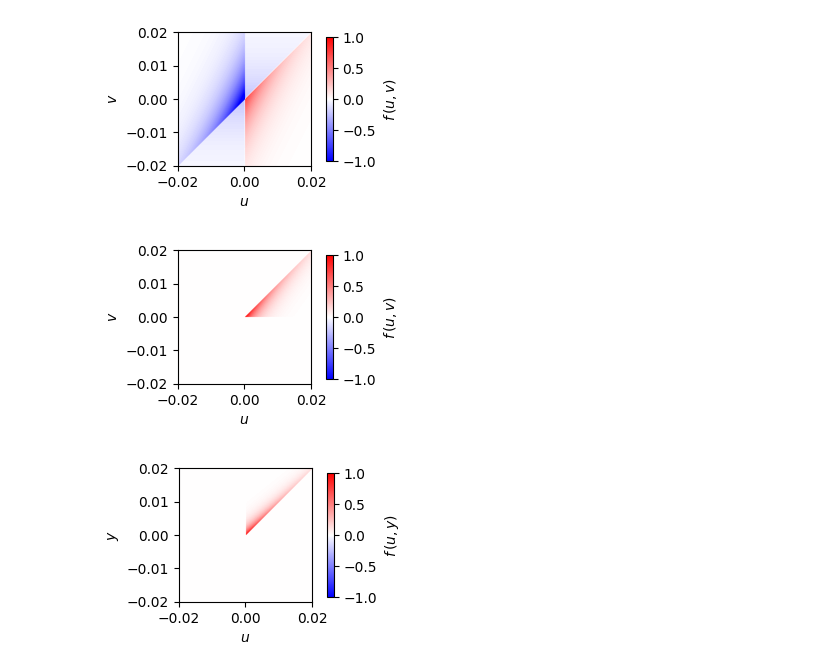
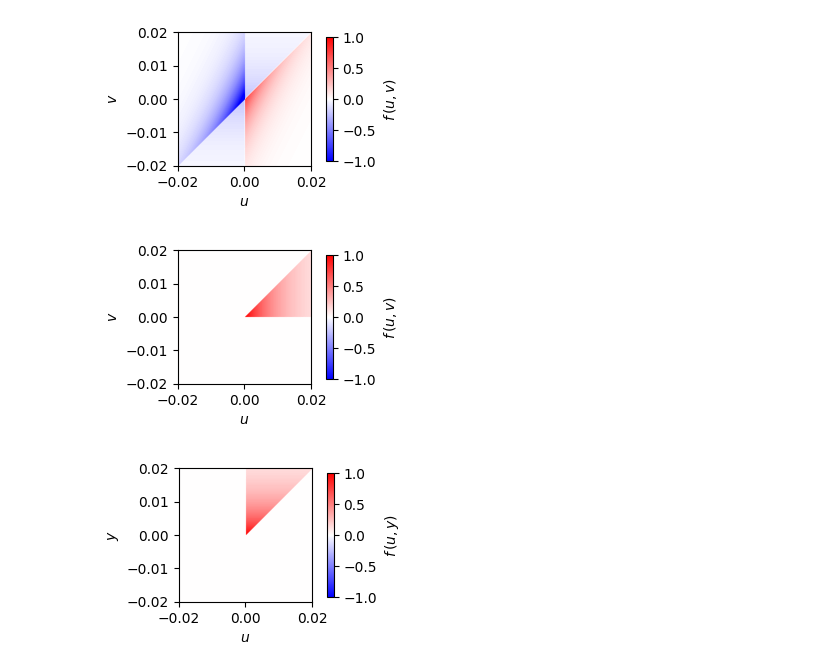
Before and after one commit to davidgbe/automated_plasticity_discovery, a Jupyter notebook: sketch_of_three_factor_rule.ipynb, the cells around one changed output. Saved outputs shown, nothing was run; the diff lists cells and outputs as text; code cells hidden in the pictures.

```diff
--- a/sketch_of_three_factor_rule.ipynb
+++ b/sketch_of_three_factor_rule.ipynb
@@ -150,7 +150,7 @@ plt.show()
 # %%
 # parameters
 tau1 = 0.01
-tau2 = 0.003
+tau2 = 0.01
 
 # grid
 u = np.linspace(-0.02, 0.02, 400) # t_post - t_z
@@ -193,12 +193,11 @@ plt.ylabel(r"$v$")
 plt.colorbar(label=r"$f\,(u, v)$", pad=0.1, fraction=0.04)
 plt.show()
 # %% [output]
-[figure, old version]
+[figure, new version]
 # %%
 # parameters
 tau1 = 0.01
-tau2 = 0.002
-
+tau2 = 0.01
 # grid
 u = np.linspace(-0.02, 0.02, 400) # t_post - t_pre
 y = np.linspace(-0.02, 0.02, 400) # t_post - t_z
@@ -208,31 +207,31 @@ U, Y = np.meshgrid(u, y)
 # V = t_pre - t_z = Y - U
 
 # Heaviside
 Theta = lambda x: (x >= 0).astype(float)
 
 # function
 F = (
     np.exp(-U / tau1)
     * np.exp(-(Y-U) / tau2)
     * Theta(U)
     * Theta(Y-U)
      # - 1/4 * np.exp(-np.abs(U) / tau1) * np.exp(-np.abs(Y) / tau2)
 )
 
 # plot
 plt.figure(figsize=(2, 2))
 plt.imshow(
     F,
     extent=[u.min(), u.max(), v.min(), v.max()],
     origin="lower",
     aspect=1,
     cmap='bwr',
     vmax=1,
     vmin=-1,
 )
 plt.xlabel(r"$u$")
 plt.ylabel(r"$y$")
 plt.colorbar(label=r"$f\,(u, y)$", pad=0.1, fraction=0.04)
 plt.show()
 # %% [output]
-[figure, old version]
+[figure, new version]
```
Also changed, not shown: parts of 2 cells of this notebook, 1 other file.
